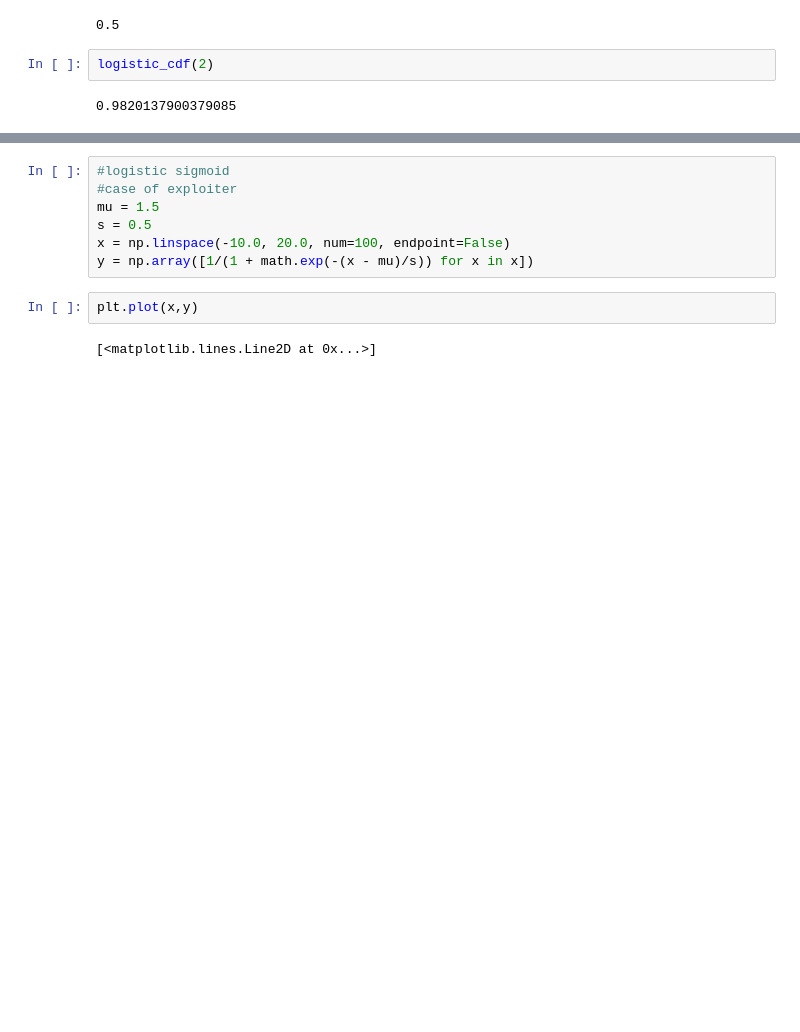
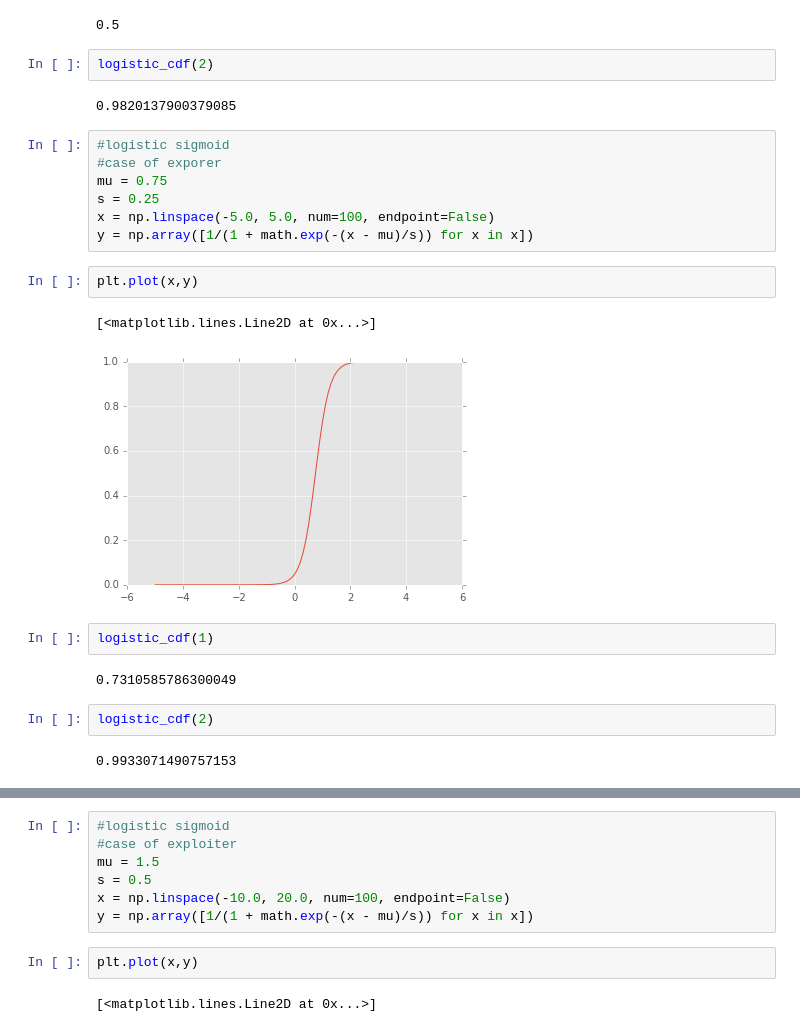
Before and after one commit to wilfeli/solar-model, a Jupyter notebook: Model/ABM-ee-model-calibration2.ipynb, the cells around one changed output, grey strips where cells are left out. Saved outputs shown, nothing was run; the diff lists cells and outputs as text; blank space fills up the shorter version.

```diff
--- a/Model/ABM-ee-model-calibration2.ipynb
+++ b/Model/ABM-ee-model-calibration2.ipynb
@@ -57,3 +54,23 @@ logistic_cdf(1)
 logistic_cdf(2)
 # %% [output]
 0.9820137900379085
+# %%
+#logistic sigmoid
+#case of exporer
+mu = 0.75
+s = 0.25
+x = np.linspace(-5.0, 5.0, num=100, endpoint=False)
+y = np.array([1/(1 + math.exp(-(x - mu)/s)) for x in x])
+# %%
+plt.plot(x,y)
+# %% [output]
+[<matplotlib.lines.Line2D at 0x...>]
+[figure, added]
+# %%
+logistic_cdf(1)
+# %% [output]
+0.7310585786300049
+# %%
+logistic_cdf(2)
+# %% [output]
+0.9933071490757153
```
Also changed, not shown: parts of 17 cells of this notebook, 8 other files.
